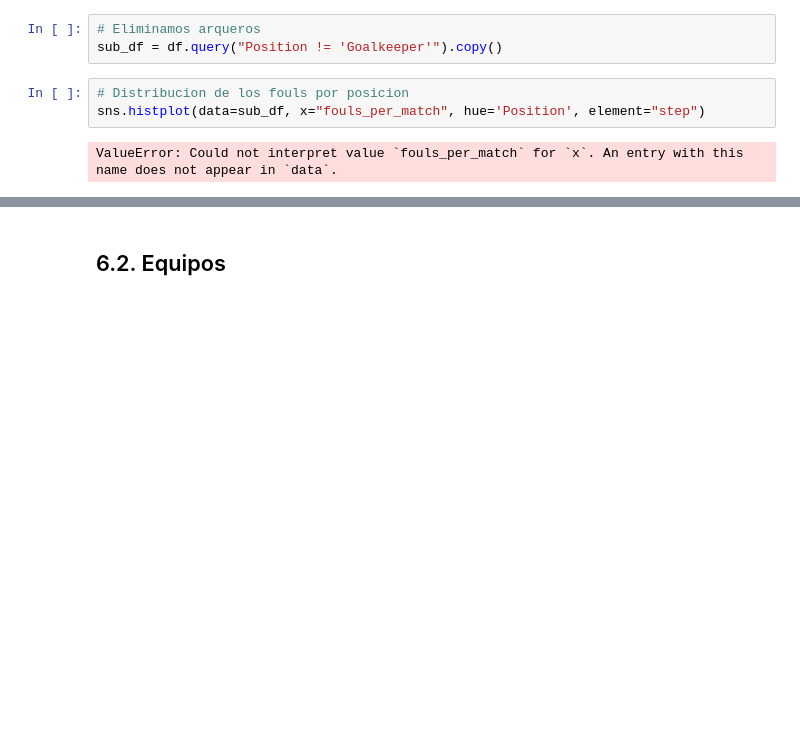
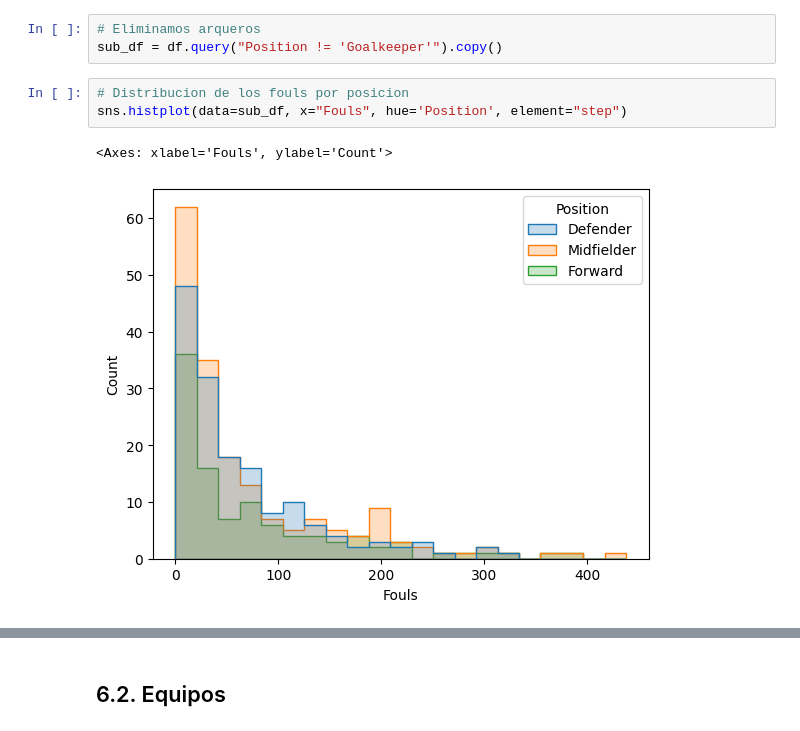
Before and after one commit to carlos1680/CPEDS, a Jupyter notebook: modulo3_DataWrangling/Clase 14 - Ejercicio final/Ejercicio_Final_.ipynb, the cells around one changed output, grey strips where cells are left out. Drawn from its saved outputs; the diff is of its cells as text; blank space fills up the shorter version.

```diff
--- a/modulo3_DataWrangling/Clase 14 - Ejercicio final/Ejercicio_Final_.ipynb
+++ b/modulo3_DataWrangling/Clase 14 - Ejercicio final/Ejercicio_Final_.ipynb
@@ -785,8 +785,9 @@ Vamos a realizar un analisis expliratorio sobre las posiciones de los jugadores
 sub_df = df.query("Position != 'Goalkeeper'").copy()
 # %%
 # Distribucion de los fouls por posicion
-sns.histplot(data=sub_df, x="fouls_per_match", hue='Position', element="step")
+sns.histplot(data=sub_df, x="Fouls", hue='Position', element="step")
 # %% [output]
-ValueError: Could not interpret value `fouls_per_match` for `x`. An entry with this name does not appear in `data`.
+<Axes: xlabel='Fouls', ylabel='Count'>
+[figure, added]
 # %%
 # Distribucion de los fouls por posicion
```
Also changed, not shown: parts of 5 cells of this notebook, 15 other files.
